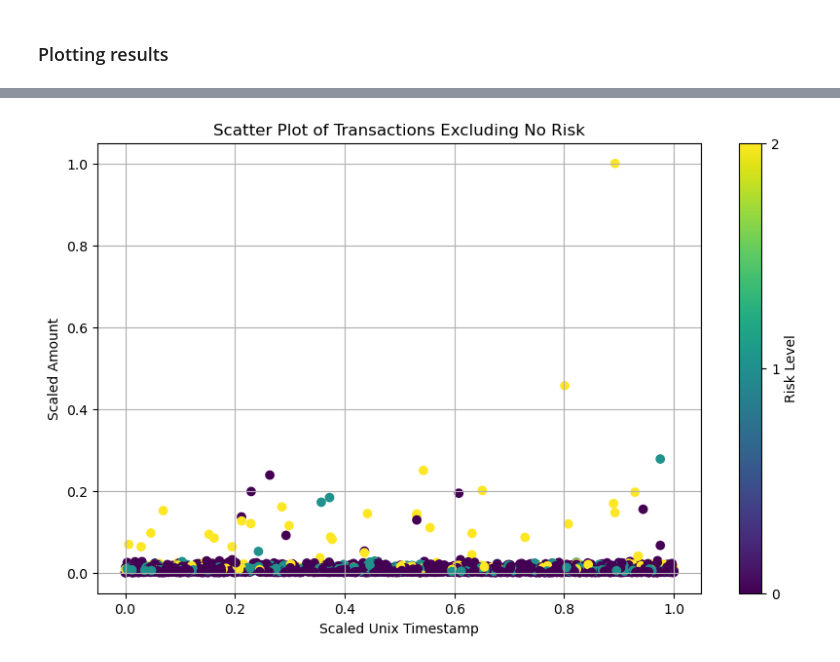
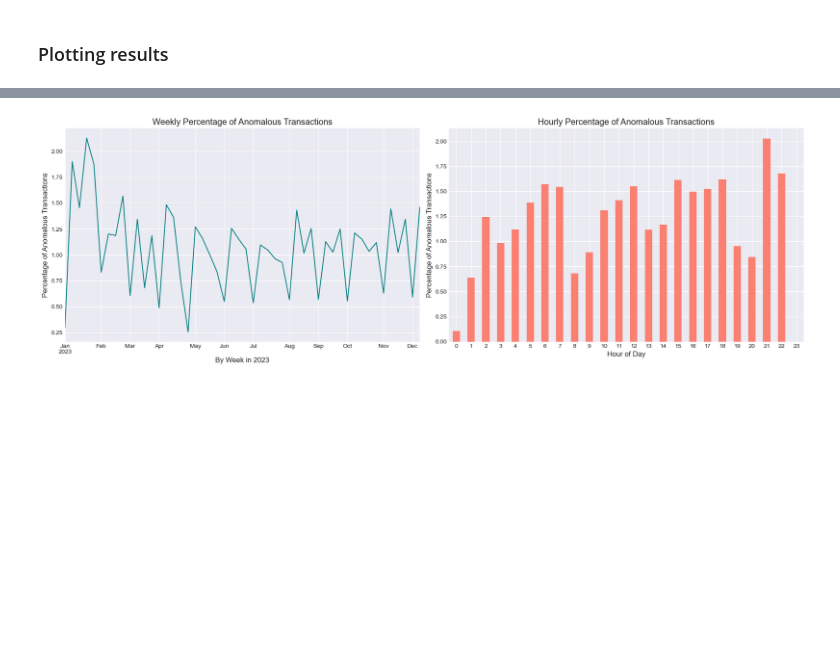
Before and after one commit to UoB-DSMP-2023-24/dsmp-2024-group27, a Jupyter notebook: AnomalyDetection/AnomalyDetection-Dataset2-Final .ipynb, the cells around one changed output, grey strips where cells are left out. Saved outputs shown, nothing was run; the diff lists cells and outputs as text; code cells hidden in the pictures; blank space fills up the shorter version.

```diff
--- a/AnomalyDetection/AnomalyDetection-Dataset2-Final .ipynb
+++ b/AnomalyDetection/AnomalyDetection-Dataset2-Final .ipynb
@@ -629,25 +517,39 @@ testing_transactions_expenditures
-# %%
-from sklearn.preprocessing import MinMaxScaler
-
-# Filter out transactions with 'No Risk'
-filtered_testing_transactions_expenditures = testing_transactions_expenditures[testing_transactions_expenditures['risk_level'] != 'No Risk']
-
-# Initialise scaler
-scaler = MinMaxScaler()
-
-# Scale the 'Amount' and 'Unix Timestamp' columns
-testing_transactions_expenditures_scaled = filtered_testing_transactions_expenditures.copy()
-testing_transactions_expenditures_scaled[['Amount', 'Unix Timestamp']] = scaler.fit_transform(filtered_testing_transactions_expenditures[['Amount', 'Unix Timestamp']])
-
-# Plot
-plt.figure(figsize=(10, 6))
-scatter = plt.scatter(testing_transactions_expenditures_scaled['Unix Timestamp'], testing_transactions_expenditures_scaled['Amount'],
-                      c=pd.factorize(testing_transactions_expenditures_scaled['risk_level'])[0], cmap='viridis')
-plt.colorbar(scatter, ticks=np.arange(len(np.unique(testing_transactions_expenditures_scaled['risk_level']))), label='Risk Level')
-plt.xlabel('Scaled Unix Timestamp')
-plt.ylabel('Scaled Amount')
-plt.title('Scatter Plot of Transactions Excluding No Risk')
-plt.grid(True)
-plt.show()
-# %% [output]
-[figure, removed]
+# %%
+# Resample by day and count transactions
+simulated_cleaned_tx_df['Datetime'] = pd.to_datetime(simulated_cleaned_tx_df['Datetime'])
+simulated_cleaned_tx_df.set_index('Datetime', inplace=True)
+# %%
+weekly_transactions_anomalous = all_transactions.resample('W').size()
+weekly_transactions_all = simulated_cleaned_tx_df.resample('W').size()
+
+hourly_transactions_anomalous = all_transactions.groupby(all_transactions.index.hour).size()
+hourly_transactions_all = simulated_cleaned_tx_df.groupby(simulated_cleaned_tx_df.index.hour).size()
+
+
+# Calculate the percentage of anomalous transactions each week
+weekly_percentage_anomalous = (weekly_transactions_anomalous / weekly_transactions_all * 100).fillna(0)
+
+# Calculate the percentage of anomalous transactions each hour
+# This stays the same
+hourly_percentage_anomalous = (hourly_transactions_anomalous / hourly_transactions_all * 100).fillna(0)
+
+# Setup subplots
+fig, (ax1, ax2) = plt.subplots(1, 2, figsize=(18, 6))
+
+# Plot weekly percentage of anomalous transactions
+weekly_percentage_anomalous.plot(ax=ax1, title='Weekly Percentage of Anomalous Transactions', color='teal', label='Anomalous Transactions')
+ax1.set_ylabel('Percentage of Anomalous Transactions')
+ax1.set_xlabel('By Week in 2023')
+
+# Plot hourly percentage of anomalous transactions
+hourly_percentage_anomalous.plot(ax=ax2, kind='bar', title='Hourly Percentage of Anomalous Transactions', color='salmon', label='Anomalous Transactions')
+ax2.set_ylabel('Percentage of Anomalous Transactions')
+ax2.set_xlabel('Hour of Day')
+ax2.set_xticks(range(0, 24))
+ax2.set_xticklabels(range(0, 24), rotation=0)
+
+# Show the plots
+plt.tight_layout()
+plt.show()
+# %% [output]
+[figure, added]
```
Also changed, not shown: parts of 49 cells of this notebook, 3 other files.
